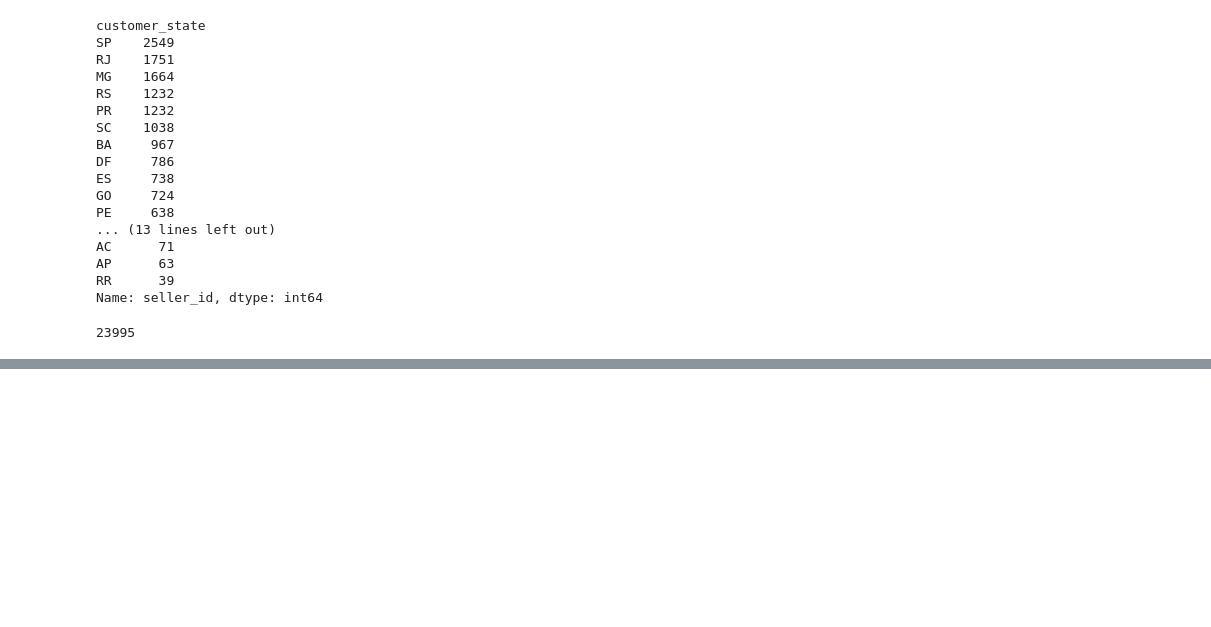
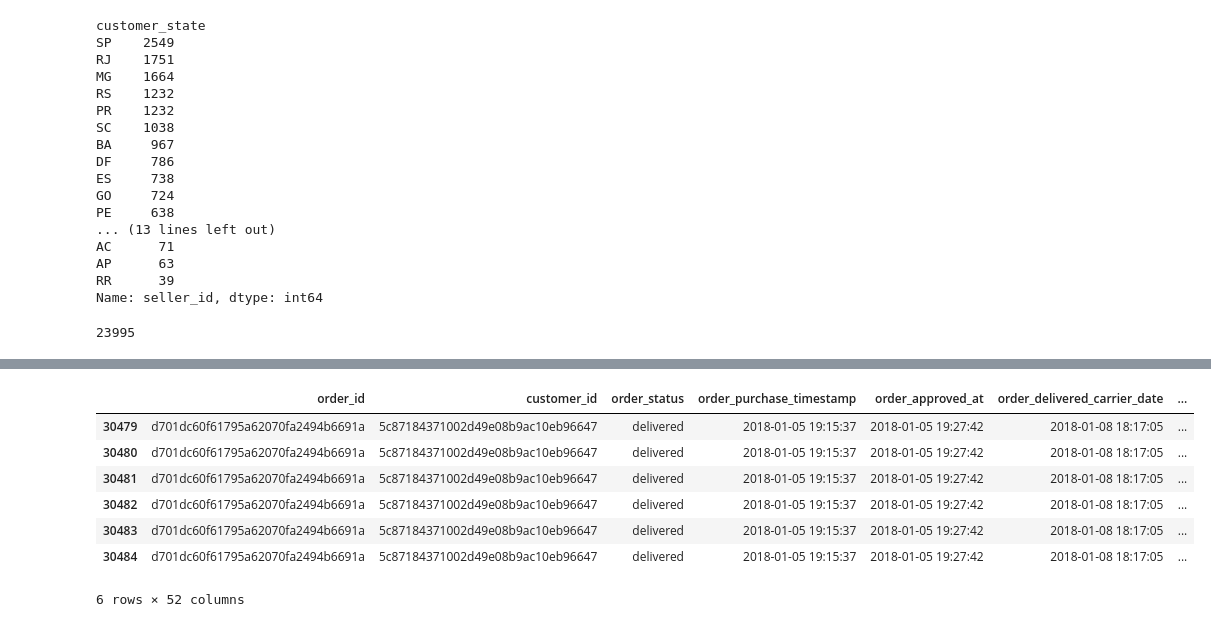
Before and after one commit to caio-a-garcia/PADS202401, a Jupyter notebook: EDA_Olist_perguntas.ipynb, the cells around one changed output, grey strips where cells are left out. Saved outputs shown, nothing was run; the diff lists cells and outputs as text; code cells hidden in the pictures; blank space fills up the shorter version.

```diff
--- a/EDA_Olist_perguntas.ipynb
+++ b/EDA_Olist_perguntas.ipynb
@@ -498,0 +757,13 @@ media_q1_SP * q1_SP * 6000000
+# %%
+# Criar um df só com os dados dos comentarios Foi entregue somente 01 unidade das 06 compradas, como proceder?
+df_rj_entrega = df_rj[df_rj['review_comment_message'] == 'Foi entregue somente 01 unidade das 06 compradas, como proceder?']
+df_rj_entrega
+# %% [output]
+|  | order_id | customer_id | order_status | order_purchase_timestamp | order_approved_at | order_delivered_carrier_date | ... |
+| 30479 | d701dc60f61795a62070fa2494b6691a | 5c87184371002d49e08b9ac10eb96647 | delivered | 2018-01-05 19:15:37 | 2018-01-05 19:27:42 | 2018-01-08 18:17:05 | ... |
+| 30480 | d701dc60f61795a62070fa2494b6691a | 5c87184371002d49e08b9ac10eb96647 | delivered | 2018-01-05 19:15:37 | 2018-01-05 19:27:42 | 2018-01-08 18:17:05 | ... |
+| 30481 | d701dc60f61795a62070fa2494b6691a | 5c87184371002d49e08b9ac10eb96647 | delivered | 2018-01-05 19:15:37 | 2018-01-05 19:27:42 | 2018-01-08 18:17:05 | ... |
+| 30482 | d701dc60f61795a62070fa2494b6691a | 5c87184371002d49e08b9ac10eb96647 | delivered | 2018-01-05 19:15:37 | 2018-01-05 19:27:42 | 2018-01-08 18:17:05 | ... |
+| 30483 | d701dc60f61795a62070fa2494b6691a | 5c87184371002d49e08b9ac10eb96647 | delivered | 2018-01-05 19:15:37 | 2018-01-05 19:27:42 | 2018-01-08 18:17:05 | ... |
+| 30484 | d701dc60f61795a62070fa2494b6691a | 5c87184371002d49e08b9ac10eb96647 | delivered | 2018-01-05 19:15:37 | 2018-01-05 19:27:42 | 2018-01-08 18:17:05 | ... |
+6 rows × 52 columns
```
Also changed, not shown: parts of 36 cells of this notebook.
